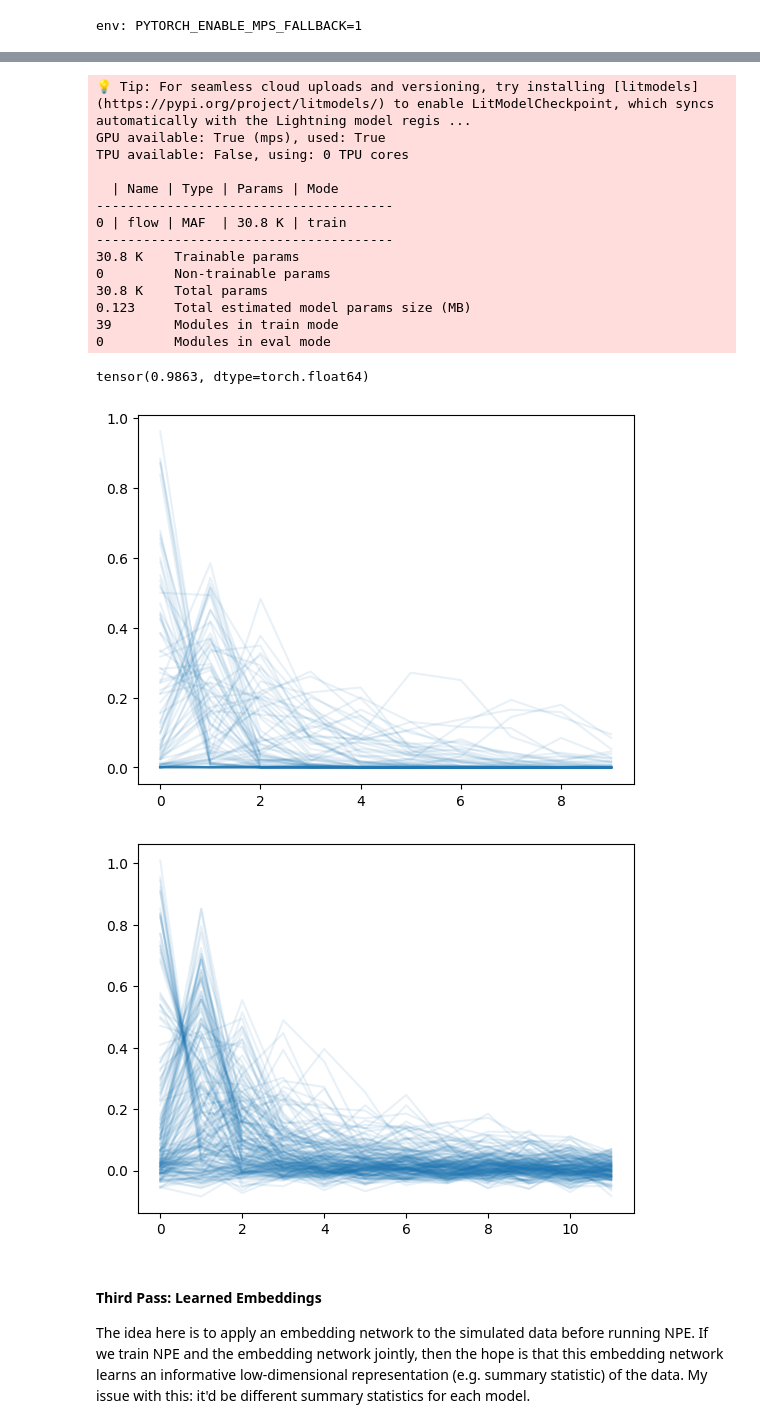
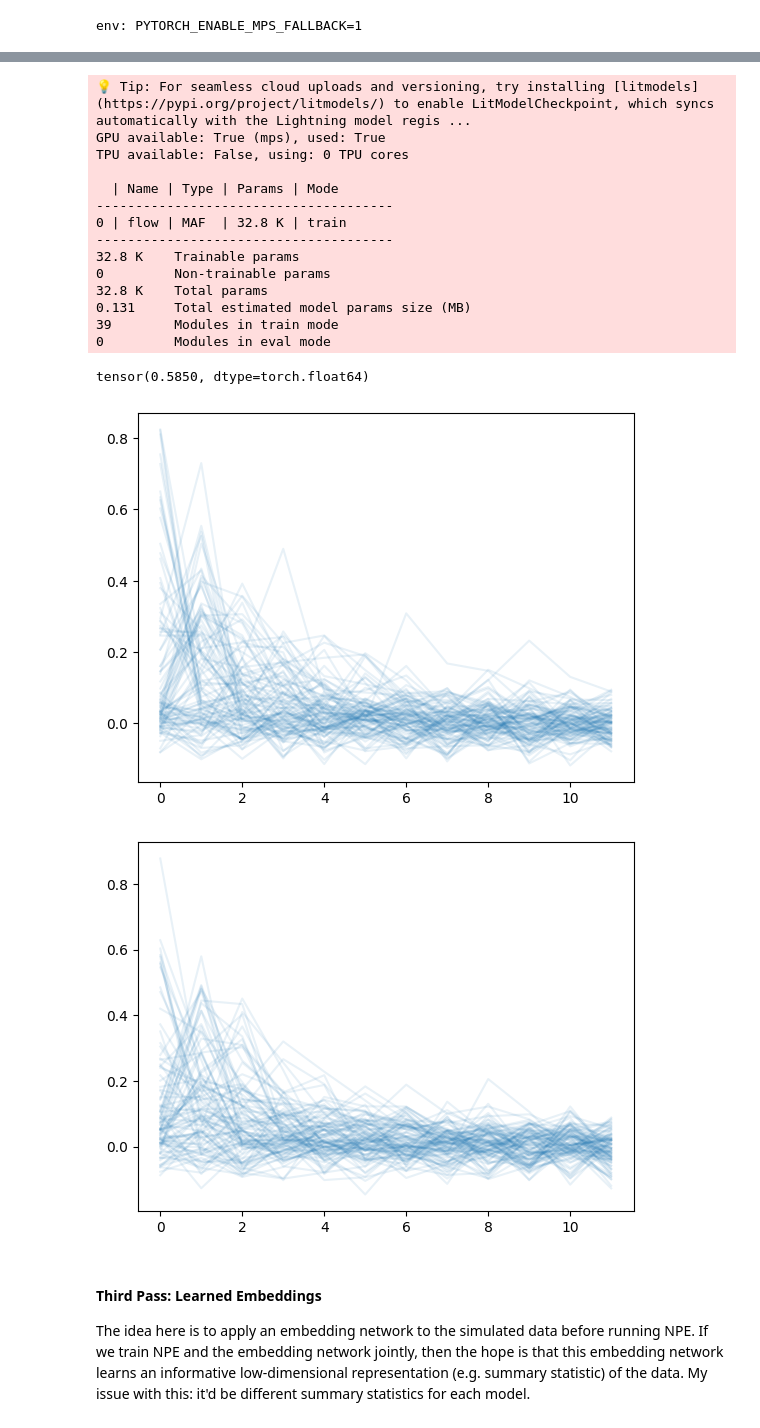
Before and after one commit to chathasphere/sim-select, a Jupyter notebook: notebooks/08a_base_reinfection_model_resampling.ipynb, the cells around one changed output, grey strips where cells are left out. Saved outputs shown, nothing was run; the diff lists cells and outputs as text; code cells hidden in the pictures.

Commit message:
all or nothing model

```diff
--- a/notebooks/08a_base_reinfection_model_resampling.ipynb
+++ b/notebooks/08a_base_reinfection_model_resampling.ipynb
@@ -34,12 +34,12 @@ nu_prior = torch.distributions.Exponential(rate=2)
 rho_prior = torch.distributions.Uniform(low=0.5, high=.99)
 # %%
 base_dataset = BaseReinfectionModel(init_I=1, init_S=277, n_sample=N, beta=beta_prior,
-                                    epsilon=epsilon_prior, nu=nu_prior, rho=rho_prior, noise_scale=0.01, notebook=True,
+                                    epsilon=epsilon_prior, nu=nu_prior, rho=rho_prior, noise_scale=0.02, notebook=True,
                                    mode="criticism", load_data=False)
 start = time.time()
 base_dataset.sample_model()
 stop = time.time()
 print(f"Time to simulate {N:,} samples: {stop - start:.1f}s.")
-base_dataset.resample(6)
+base_dataset.resample(5)
 # %% [output]
 Simulating samples...
@@ -50,7 +50,7 @@ train_loader = DataLoader(train_data, batch_size=200)
 val_loader = DataLoader(val_data, batch_size=b)
 # %%
 optim = partial(torch.optim.AdamW, lr=0.0005)
-model = MarginalDensityFlow(10, 5, flow_type="MAF", optimizer=optim)
+model = MarginalDensityFlow(12, 5, flow_type="MAF", optimizer=optim)
 callbacks = [EarlyStopping(monitor="val_loss", mode="min", patience=20)]
 trainer = L.Trainer(max_epochs=1000, log_every_n_steps=1, callbacks=callbacks)
 trainer.fit(model, train_loader, val_loader)
@@ -61,12 +61,12 @@ TPU available: False, using: 0 TPU cores
 
   | Name | Type | Params | Mode
 --------------------------------------
-0 | flow | MAF  | 30.8 K | train
+0 | flow | MAF  | 32.8 K | train
 --------------------------------------
-30.8 K    Trainable params
+32.8 K    Trainable params
 0         Non-trainable params
-30.8 K    Total params
-0.123     Total estimated model params size (MB)
+32.8 K    Total params
+0.131     Total estimated model params size (MB)
 39        Modules in train mode
 0         Modules in eval mode
 # %%
@@ -74,19 +74,19 @@ x_val, mll_val = trainer.predict(model, val_loader)[0]
 samples = model.sample(x_val.shape[0])
 c2st(x_val.squeeze(1), samples)
 # %% [output]
-tensor(0.9863, dtype=torch.float64)
+tensor(0.5850, dtype=torch.float64)
 # %%
 data_sample = base_dataset.data[:100].squeeze(1).T
 plt.plot(data_sample, alpha=0.1, color="tab:blue")
 plt.show()
 # %% [output]
-[figure, old version]
+[figure, new version]
 # %%
-simulated_sample = samples[:200].T
+simulated_sample = samples[:100].T
 plt.plot(simulated_sample, alpha=0.1, color="tab:blue")
 plt.show()
 # %% [output]
-[figure, old version]
+[figure, new version]
 # %%
 # x_sample = ch_dataset.data[:200].squeeze(1).T
 # plt.plot(x_sample, alpha=0.1, color="tab:blue")
```
Also changed, not shown: parts of 1 cell of this notebook, 5 other files.
